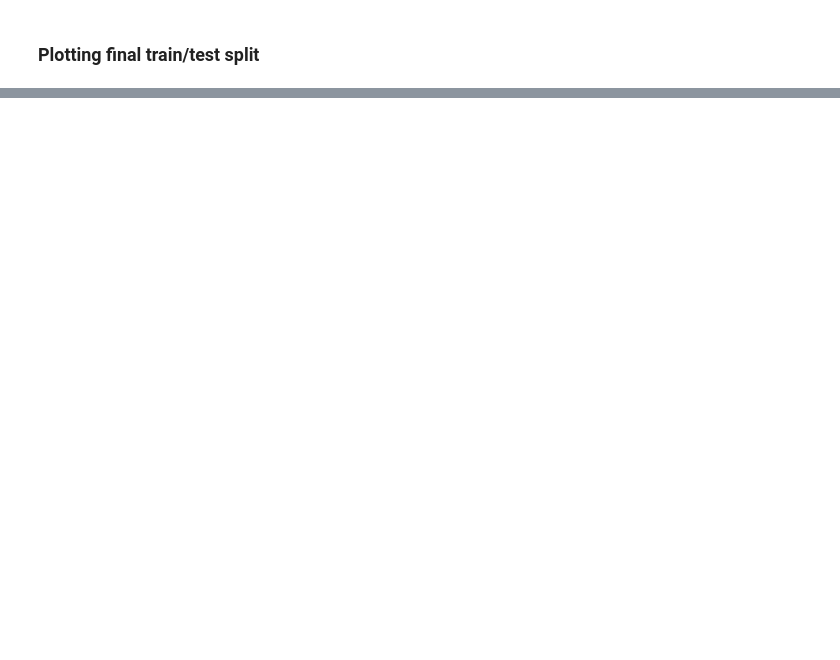
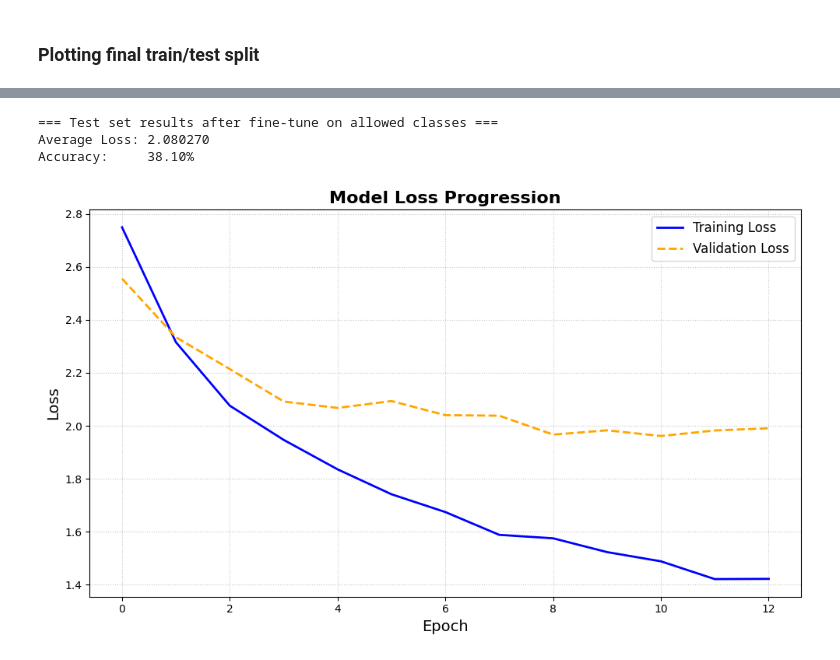
Before and after one commit to madbulgarianfromukraine/modeling_cvs, a Jupyter notebook: src/simple_model/simple_tiny_example.ipynb, the cells around one changed output, grey strips where cells are left out. Drawn from its saved outputs; the diff is of its cells as text; code cells hidden in the pictures; blank space fills up the shorter version.

```diff
--- a/src/simple_model/simple_tiny_example.ipynb
+++ b/src/simple_model/simple_tiny_example.ipynb
@@ -1218,0 +1635,30 @@ plot_learning_curves(train_losses=train_loss_list,val_losses=val_loss_list)
+# %%
+print("=== Training on the screen images ===")
+
+prev_loss = 0.0
+print(f"Starting training of the screen images in {MAX_SCREEN_EPOCHS} epochs.")
+start_screen_time = time.time()
+for epoch in range(1, MAX_SCREEN_EPOCHS + 1):
+    print(f" Screen training epoch {epoch}/{MAX_SCREEN_EPOCHS}...")
+
+    train_loss, val_loss = train_and_eval_epoch(epoch=epoch, model=model, train_loader=full_screen_train_loader,
+                                                       val_loader=full_screen_val_loader,optimizer=optimizer, loss_fn=loss_fn,
+                                                       device=DEVICE,log_interval=3, checkpoint_dir="/kaggle/working/",
+                                                       stage_name="screen_images")
+
+    train_loss_list_screen.append(train_loss)
+    val_loss_list_screen.append(val_loss)
+    loss_diff = abs(prev_loss - val_loss)
+    if loss_diff <= CONFIDENCE_THRESHOLD:
+        print(f"\n>>> THRESHOLDS MET at Epoch {epoch} <<<")
+        print(">>> Head is fully calibrated. Breaking screeb images cycle.")
+        save_checkpoint(model=model, optimizer=optimizer, epoch=epoch, loss=val_loss_list_screen[-1],
+                        path="/kaggle/working/", file_name="finished_screen_images")
+        break # Exit the training loop early
+
+    if epoch == MAX_SCREEN_EPOCHS:
+        save_checkpoint(model=model, optimizer=optimizer, epoch=epoch, loss=val_loss_list_screen[-1],
+                        path="/kaggle/working/", file_name="finished_screen_images_max_epochs")
+    prev_loss = val_loss
+
+print(f"Finished screen images training in {time.time() - start_screen_time}")
@@ -1218,0 +1684,45 @@ plot_learning_curves(train_losses=train_loss_list,val_losses=val_loss_list)
+# %%
+model.eval()
+local_test_loss_sum = 0.0
+local_test_steps = 0
+local_test_correct = 0
+local_test_samples = 0
+
+device = DEVICE
+with torch.no_grad():
+    for data, target in full_screen_test_loader:
+        data, target = data.to(device), target.to(device)
+        output = model(data)
+        loss = loss_fn(output, target)
+
+        local_test_loss_sum += loss.item()
+        local_test_steps += 1
+
+        pred = output.argmax(dim=1)
+
+        local_test_correct += (pred == target).sum().item()
+        local_test_samples += target.size(0)
+
+# Calculate final average loss
+if local_test_steps > 0:
+    avg_test_loss = local_test_loss_sum / local_test_steps
+else:
+    avg_test_loss = float('inf')
+
+# Calculate final accuracy percentage
+if local_test_samples > 0:
+    test_accuracy = (local_test_correct / local_test_samples) * 100
+else:
+    test_accuracy = 0.0
+
+print(f'=== Test set results after fine-tune on allowed classes ===')
+print(f'Average Loss: {avg_test_loss:.6f}')
+print(f'Accuracy:     {test_accuracy:.2f}%\n')
+# %% [output]
+=== Test set results after fine-tune on allowed classes ===
+Average Loss: 2.080270
+Accuracy:     38.10%
+# %%
+plot_learning_curves(train_losses=train_loss_list_screen,val_losses=val_loss_list_screen)
+# %% [output]
+[figure, added]
```
Also changed, not shown: parts of 17 cells of this notebook.
